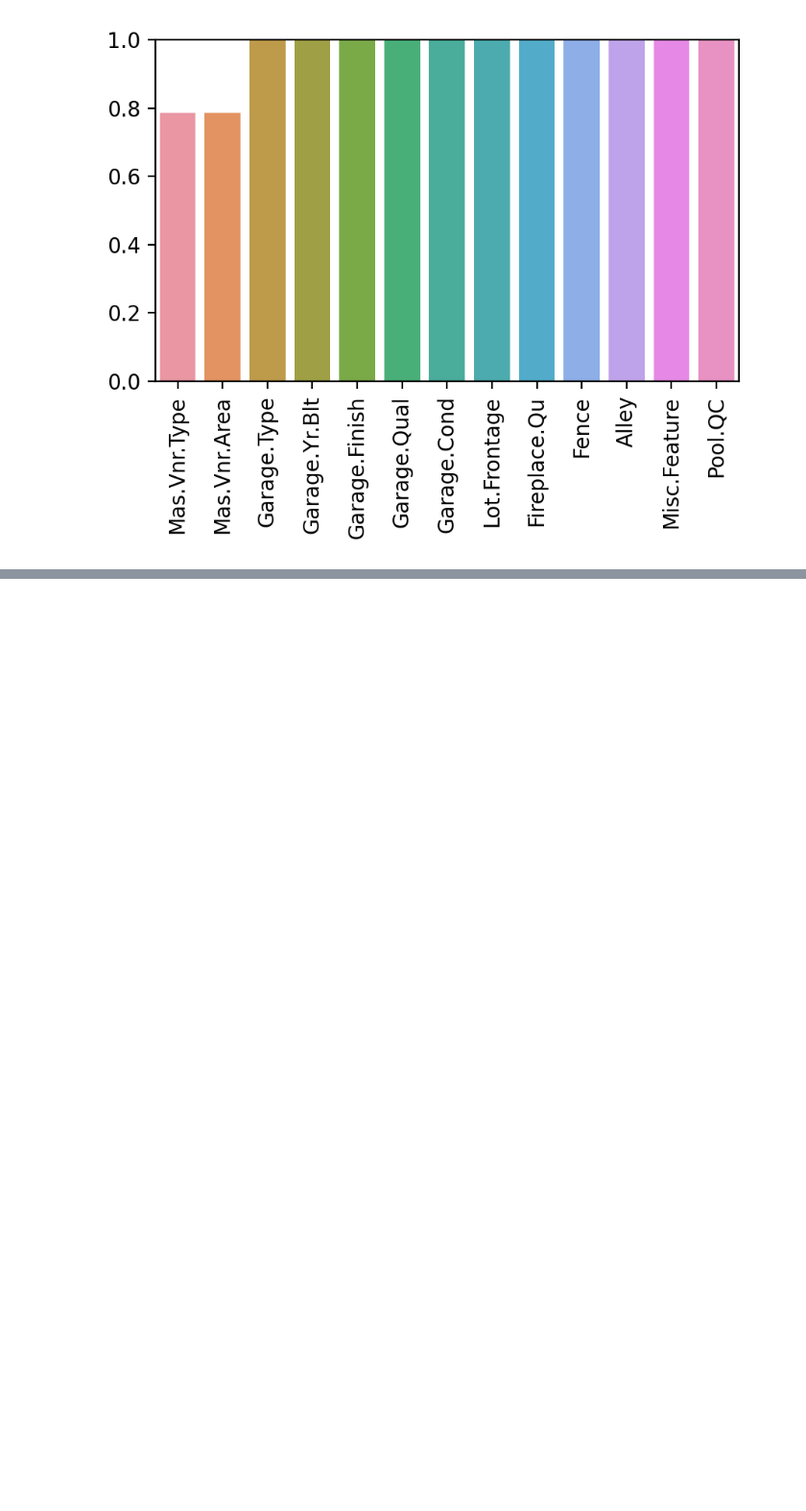
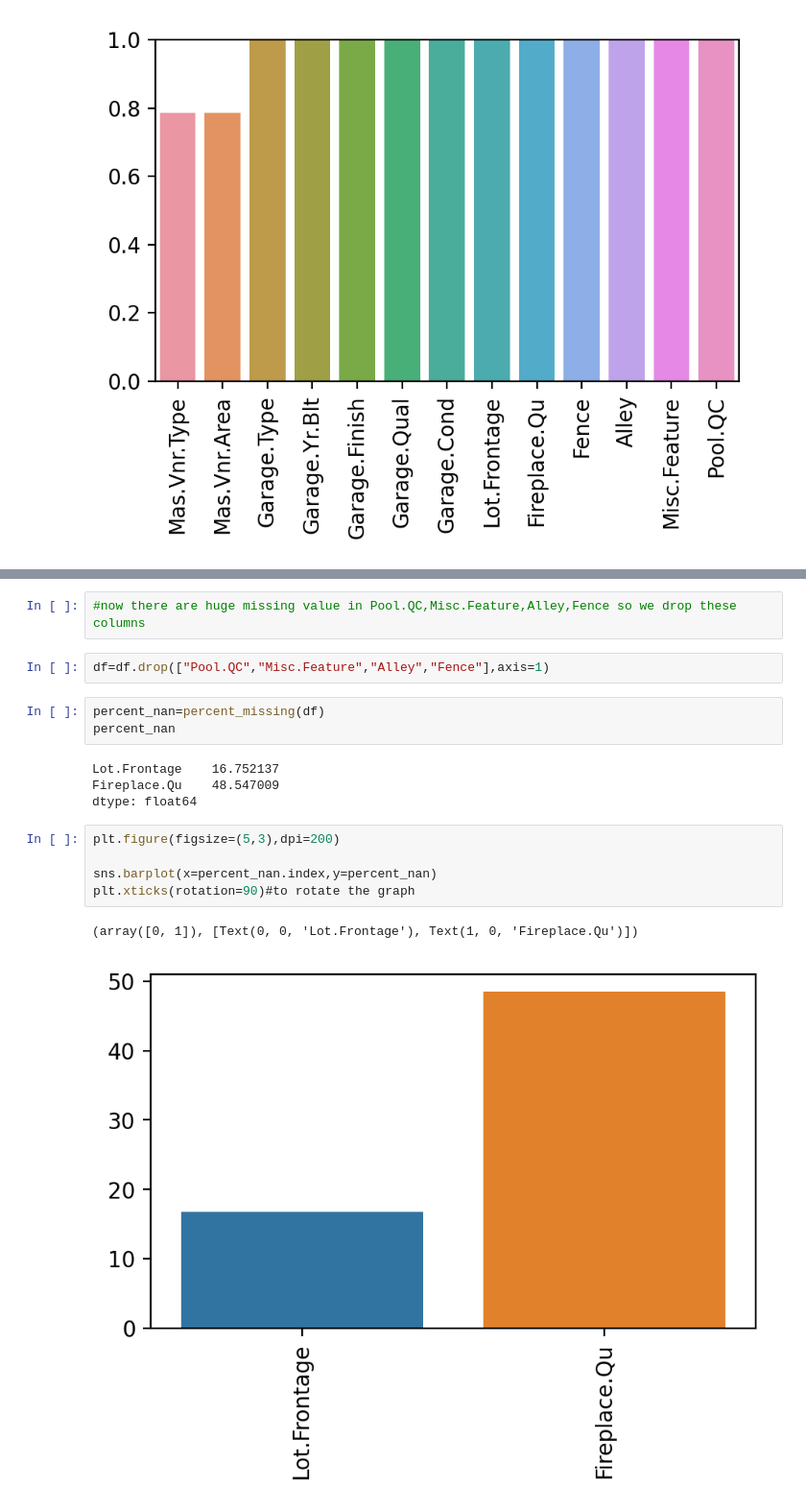
Before and after one commit to Prikshit7766/ml-class, a Jupyter notebook: outliers/outliers.ipynb, the cells around one changed output, grey strips where cells are left out. Shown at 96% size. Saved outputs shown, nothing was run; the diff lists cells and outputs as text; blank space fills up the shorter version.

```diff
--- a/outliers/outliers.ipynb
+++ b/outliers/outliers.ipynb
@@ -539,0 +635,19 @@ plt.xticks(rotation=90)#to rotate the graph
+# %%
+#now there are huge missing value in Pool.QC,Misc.Feature,Alley,Fence so we drop these columns
+# %%
+df=df.drop(["Pool.QC","Misc.Feature","Alley","Fence"],axis=1)
+# %%
+percent_nan=percent_missing(df)
+percent_nan
+# %% [output]
+Lot.Frontage    16.752137
+Fireplace.Qu    48.547009
+dtype: float64
+# %%
+plt.figure(figsize=(5,3),dpi=200)
+
+sns.barplot(x=percent_nan.index,y=percent_nan)
+plt.xticks(rotation=90)#to rotate the graph
+# %% [output]
+(array([0, 1]), [Text(0, 0, 'Lot.Frontage'), Text(1, 0, 'Fireplace.Qu')])
+[figure, added]
```
Also changed, not shown: parts of 27 cells of this notebook.
